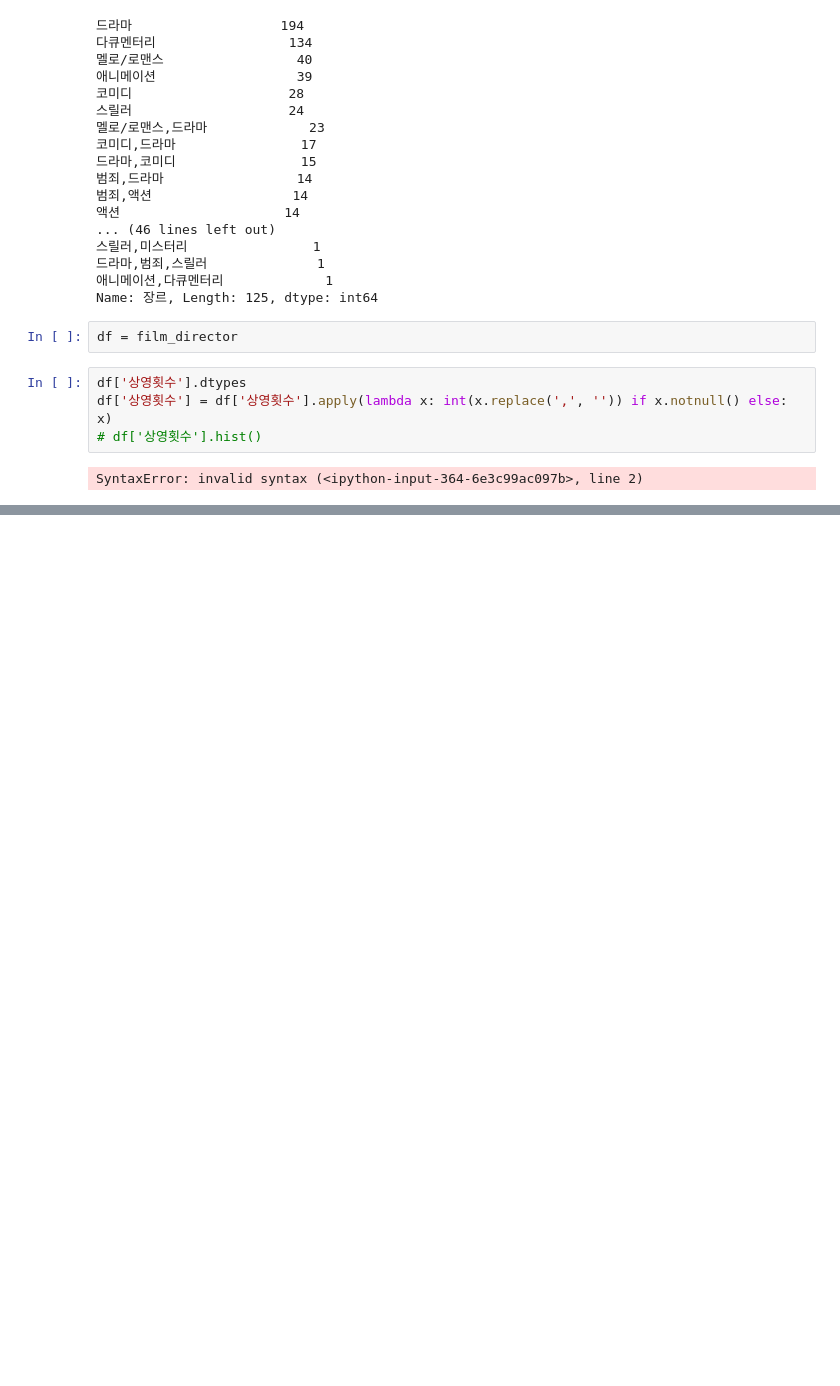
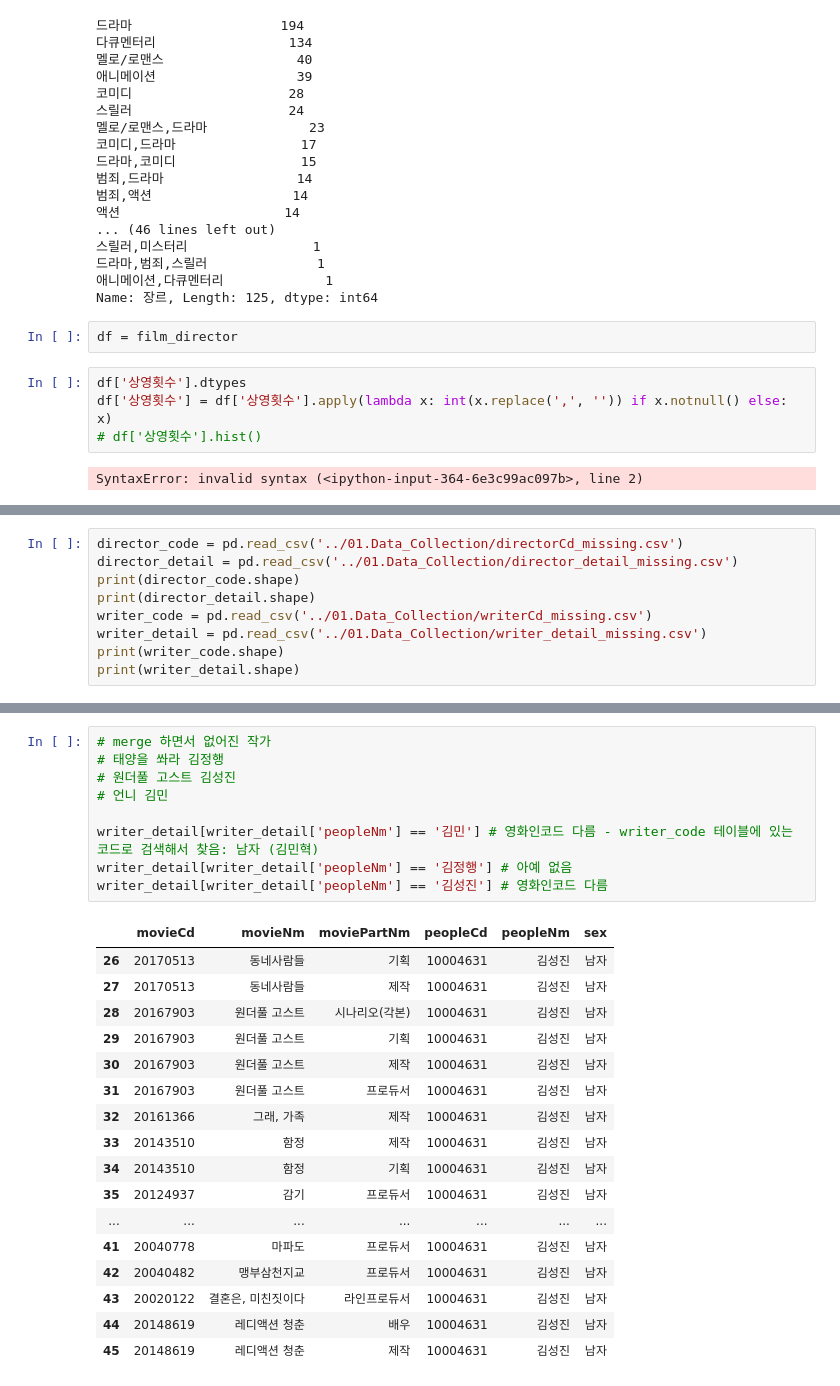
Before and after one commit to kim4pb/Female-led-Korean-Films, a Jupyter notebook: 02.EDA/Writer_Merge.ipynb, the cells around one changed output, grey strips where cells are left out. Cells and saved outputs as stored; diff of their text form; blank space fills up the shorter version.

Commit message:
2019-11-16 작가, 감독 Null 값 검색해서 찾음

```diff
--- a/02.EDA/Writer_Merge.ipynb
+++ b/02.EDA/Writer_Merge.ipynb
@@ -1624,0 +1627,9 @@ SyntaxError: invalid syntax (<ipython-input-364-6e3c99ac097b>, line 2)
+# %%
+director_code = pd.read_csv('../01.Data_Collection/directorCd_missing.csv')
+director_detail = pd.read_csv('../01.Data_Collection/director_detail_missing.csv')
+print(director_code.shape)
+print(director_detail.shape)
+writer_code = pd.read_csv('../01.Data_Collection/writerCd_missing.csv')
+writer_detail = pd.read_csv('../01.Data_Collection/writer_detail_missing.csv')
+print(writer_code.shape)
+print(writer_detail.shape)
@@ -1624,0 +1783,27 @@ SyntaxError: invalid syntax (<ipython-input-364-6e3c99ac097b>, line 2)
+# %%
+# merge 하면서 없어진 작가
+# 태양을 쏴라 김정행
+# 원더풀 고스트 김성진
+# 언니 김민
+
+writer_detail[writer_detail['peopleNm'] == '김민'] # 영화인코드 다름 - writer_code 테이블에 있는 코드로 검색해서 찾음: 남자 (김민혁)
+writer_detail[writer_detail['peopleNm'] == '김정행'] # 아예 없음
+writer_detail[writer_detail['peopleNm'] == '김성진'] # 영화인코드 다름
+# %% [output]
+|  | movieCd | movieNm | moviePartNm | peopleCd | peopleNm | sex |
+| 26 | 20170513 | 동네사람들 | 기획 | 10004631 | 김성진 | 남자 |
+| 27 | 20170513 | 동네사람들 | 제작 | 10004631 | 김성진 | 남자 |
+| 28 | 20167903 | 원더풀 고스트 | 시나리오(각본) | 10004631 | 김성진 | 남자 |
+| 29 | 20167903 | 원더풀 고스트 | 기획 | 10004631 | 김성진 | 남자 |
+| 30 | 20167903 | 원더풀 고스트 | 제작 | 10004631 | 김성진 | 남자 |
+| 31 | 20167903 | 원더풀 고스트 | 프로듀서 | 10004631 | 김성진 | 남자 |
+| 32 | 20161366 | 그래, 가족 | 제작 | 10004631 | 김성진 | 남자 |
+| 33 | 20143510 | 함정 | 제작 | 10004631 | 김성진 | 남자 |
+| 34 | 20143510 | 함정 | 기획 | 10004631 | 김성진 | 남자 |
+| 35 | 20124937 | 감기 | 프로듀서 | 10004631 | 김성진 | 남자 |
+| ... | ... | ... | ... | ... | ... | ... |
+| 41 | 20040778 | 마파도 | 프로듀서 | 10004631 | 김성진 | 남자 |
+| 42 | 20040482 | 맹부삼천지교 | 프로듀서 | 10004631 | 김성진 | 남자 |
+| 43 | 20020122 | 결혼은, 미친짓이다 | 라인프로듀서 | 10004631 | 김성진 | 남자 |
+| 44 | 20148619 | 레디액션 청춘 | 배우 | 10004631 | 김성진 | 남자 |
+| 45 | 20148619 | 레디액션 청춘 | 제작 | 10004631 | 김성진 | 남자 |
```
Also changed, not shown: parts of 18 cells of this notebook, 1 other file.
